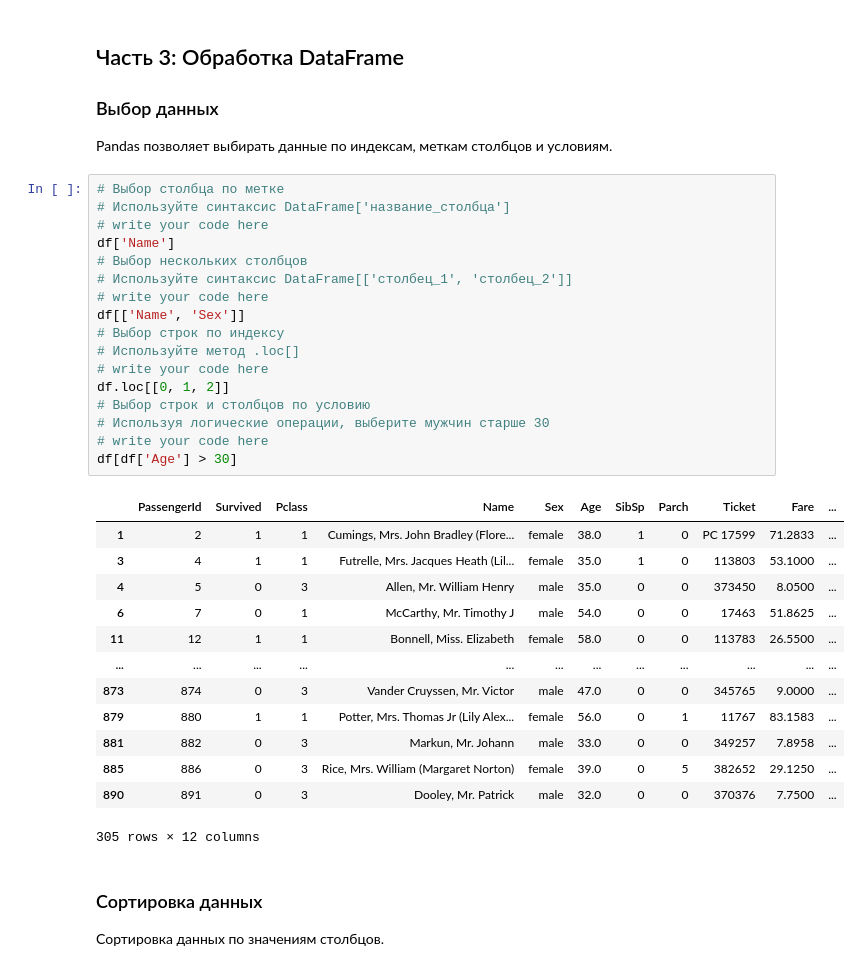
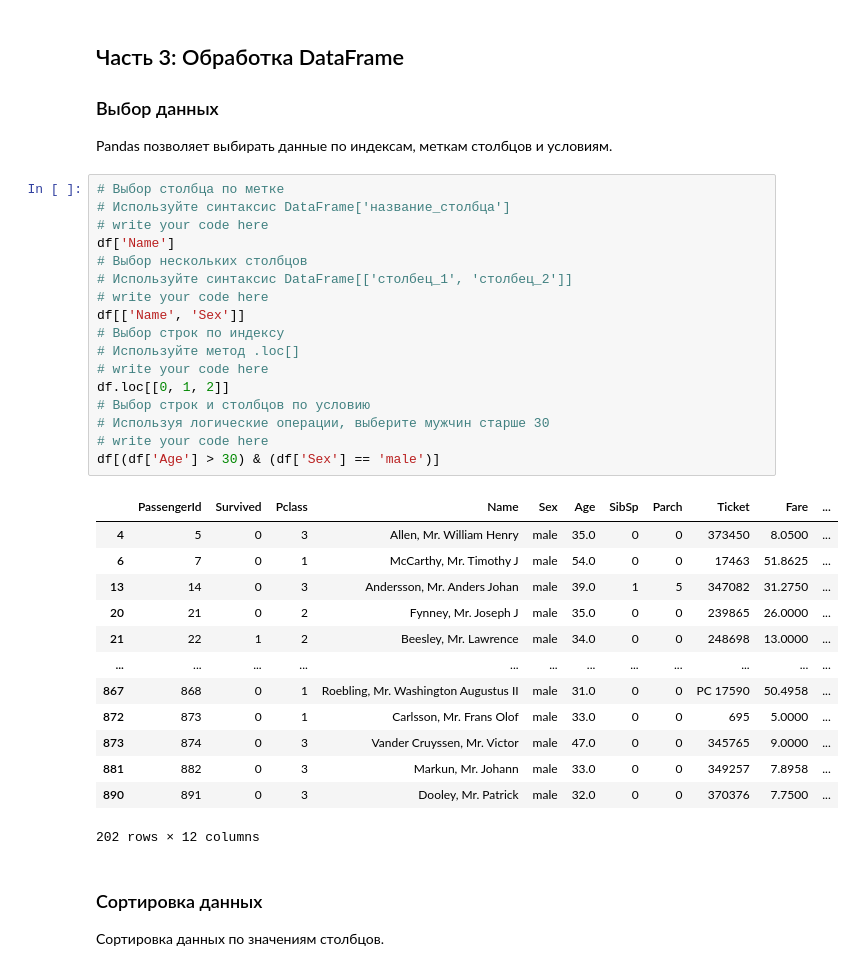
Before and after one commit to trussty42/lab2, a Jupyter notebook: pandas.ipynb, the cells around one changed output. Cells and saved outputs as stored; diff of their text form.

```diff
--- a/pandas.ipynb
+++ b/pandas.ipynb
@@ -145,34 +145,34 @@ Pandas позволяет выбирать данные по индексам,
 # %%
 # Выбор столбца по метке
 # Используйте синтаксис DataFrame['название_столбца']
 # write your code here
 df['Name']
 # Выбор нескольких столбцов
 # Используйте синтаксис DataFrame[['столбец_1', 'столбец_2']]
 # write your code here
 df[['Name', 'Sex']]
 # Выбор строк по индексу
 # Используйте метод .loc[]
 # write your code here
 df.loc[[0, 1, 2]]
 # Выбор строк и столбцов по условию
 # Используя логические операции, выберите мужчин старше 30
 # write your code here
-df[df['Age'] > 30]
+df[(df['Age'] > 30) & (df['Sex'] == 'male')]
 # %% [output]
 |  | PassengerId | Survived | Pclass | Name | Sex | Age | SibSp | Parch | Ticket | Fare | ... |
-| 1 | 2 | 1 | 1 | Cumings, Mrs. John Bradley (Flore... | female | 38.0 | 1 | 0 | PC 17599 | 71.2833 | ... |
-| 3 | 4 | 1 | 1 | Futrelle, Mrs. Jacques Heath (Lil... | female | 35.0 | 1 | 0 | 113803 | 53.1000 | ... |
 | 4 | 5 | 0 | 3 | Allen, Mr. William Henry | male | 35.0 | 0 | 0 | 373450 | 8.0500 | ... |
 | 6 | 7 | 0 | 1 | McCarthy, Mr. Timothy J | male | 54.0 | 0 | 0 | 17463 | 51.8625 | ... |
-| 11 | 12 | 1 | 1 | Bonnell, Miss. Elizabeth | female | 58.0 | 0 | 0 | 113783 | 26.5500 | ... |
+| 13 | 14 | 0 | 3 | Andersson, Mr. Anders Johan | male | 39.0 | 1 | 5 | 347082 | 31.2750 | ... |
+| 20 | 21 | 0 | 2 | Fynney, Mr. Joseph J | male | 35.0 | 0 | 0 | 239865 | 26.0000 | ... |
+| 21 | 22 | 1 | 2 | Beesley, Mr. Lawrence | male | 34.0 | 0 | 0 | 248698 | 13.0000 | ... |
 | ... | ... | ... | ... | ... | ... | ... | ... | ... | ... | ... | ... |
+| 867 | 868 | 0 | 1 | Roebling, Mr. Washington Augustus II | male | 31.0 | 0 | 0 | PC 17590 | 50.4958 | ... |
+| 872 | 873 | 0 | 1 | Carlsson, Mr. Frans Olof | male | 33.0 | 0 | 0 | 695 | 5.0000 | ... |
 | 873 | 874 | 0 | 3 | Vander Cruyssen, Mr. Victor | male | 47.0 | 0 | 0 | 345765 | 9.0000 | ... |
-| 879 | 880 | 1 | 1 | Potter, Mrs. Thomas Jr (Lily Alex... | female | 56.0 | 0 | 1 | 11767 | 83.1583 | ... |
 | 881 | 882 | 0 | 3 | Markun, Mr. Johann | male | 33.0 | 0 | 0 | 349257 | 7.8958 | ... |
-| 885 | 886 | 0 | 3 | Rice, Mrs. William (Margaret Norton) | female | 39.0 | 0 | 5 | 382652 | 29.1250 | ... |
 | 890 | 891 | 0 | 3 | Dooley, Mr. Patrick | male | 32.0 | 0 | 0 | 370376 | 7.7500 | ... |
-305 rows × 12 columns
+202 rows × 12 columns
 # %% [markdown]
 ### Сортировка данных
 Сортировка данных по значениям столбцов.
```
